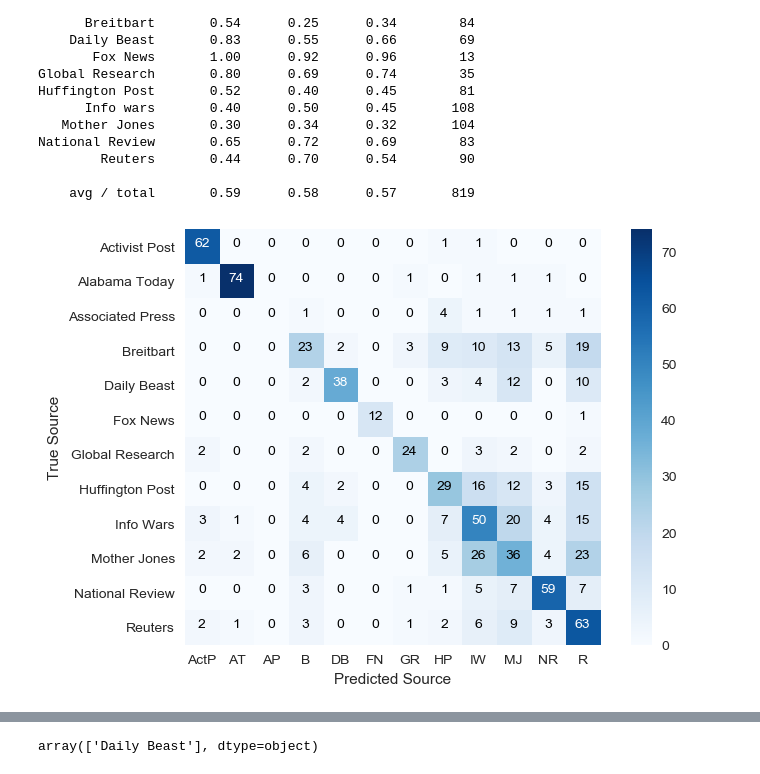
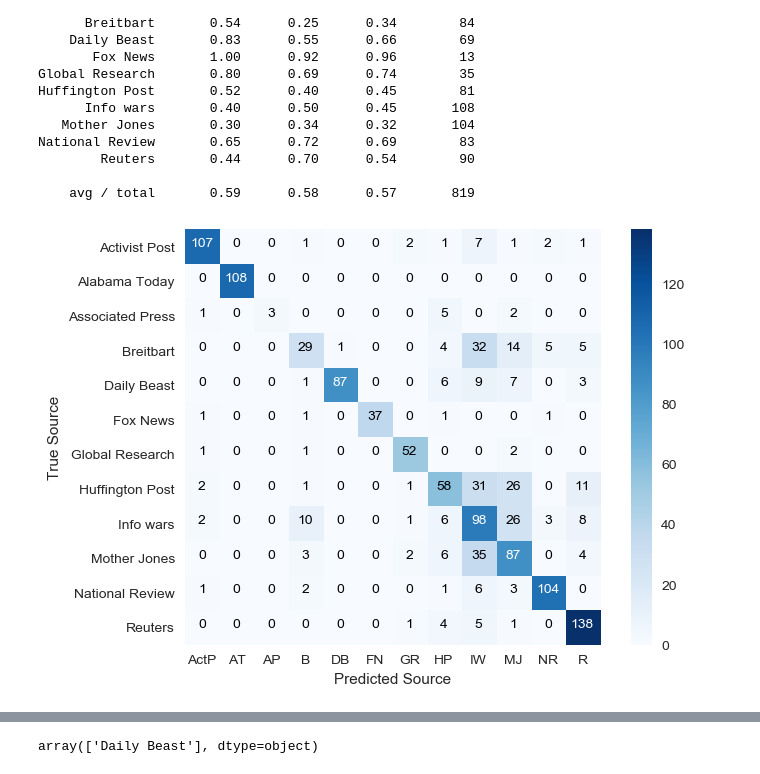
Before and after one commit to Zingo3245/Predicting_the_Source_of_News_Articles, a Jupyter notebook: Dry_run.ipynb, the cells around one changed output, grey strips where cells are left out. Saved outputs shown, nothing was run; the diff lists cells and outputs as text; code cells hidden in the pictures.

```diff
--- a/Dry_run.ipynb
+++ b/Dry_run.ipynb
@@ -367,6 +283,4 @@ os.system('say "Your move.....Commander"')
 # %%
-X = true_df_clusts.clusters
-y = true_df_clusts.source
-X_train, X_test, y_train, y_test = train_test_split(X, y, test_size=0.2, random_state=42)
-X_train = X_train.reshape(-1,1)
-X_test = X_test.reshape(-1,1)
+X = corpus_lsa
+y = true_df.source
+X_train, X_test, y_train, y_test = train_test_split(X, y, test_size=0.3, random_state=5)
@@ -372,0 +290,5 @@ X_test = X_test.reshape(-1,1)
+# %%
+dumb = DummyClassifier(strategy = "stratified", random_state=0)
+dumb.fit(X_train, y_train)
+print(dumb.score(X_test, y_test))
+print(dumb.score(X_train, y_train))
@@ -372,0 +298,5 @@ X_test = X_test.reshape(-1,1)
+# %%
+rf2 = RandomForestClassifier(n_estimators=50)#, max_depth=36)
+rf2.fit(X_train, y_train)
+print(rf2.score(X_test, y_test))
+print(rf2.score(X_train, y_train))
@@ -429,25 +362,25 @@ National Review       0.65      0.72      0.69        83
 # %%
 names = ['Activist Post', 'Alabama Today', 'Associated Press', 'Breitbart', 'Daily Beast',
        'Fox News', 'Global Research', 'Huffington Post',
-       'Info Wars', 'Mother Jones', 'National Review', 'Reuters']
+       'Info wars', 'Mother Jones', 'National Review', 'Reuters']
 plt.figure(dpi=100)
-cm = confusion_matrix(y_test, dt.predict(X_test))
+cm = confusion_matrix(y_test, rf2.predict(X_test))
 plt.imshow(cm, cmap=plt.cm.Blues)
 plt.grid(False)
 plt.colorbar();
 plt.xticks([0,1,2,3,4,5,6, 7, 8, 9, 10, 11], ('ActP', 'AT', 'AP', 'B', 'DB',
        'FN', 'GR', 'HP',
        'IW', 'MJ', 'NR', 'R'))
 plt.yticks([0,1,2,3,4,5,6, 7, 8, 9, 10, 11], ('Activist Post', 'Alabama Today', 'Associated Press', 'Breitbart', 'Daily Beast',
        'Fox News', 'Global Research', 'Huffington Post',
-       'Info Wars', 'Mother Jones', 'National Review', 'Reuters'));
+       'Info wars', 'Mother Jones', 'National Review', 'Reuters'));
 plt.ylabel("True Source")
 plt.xlabel("Predicted Source");
 fmt = '.1f'
 thresh = cm.max() / 2.
 for i, j in itertools.product(range(cm.shape[0]), range(cm.shape[1])):
     plt.text(j, i, format(cm[i, j]),#, fmt),
              horizontalalignment="center",
              color="white" if cm[i, j] > thresh else "black")
 # %% [output]
-[figure, old version]
+[figure, new version]
```
Also changed, not shown: parts of 31 cells of this notebook, 14 other files.
